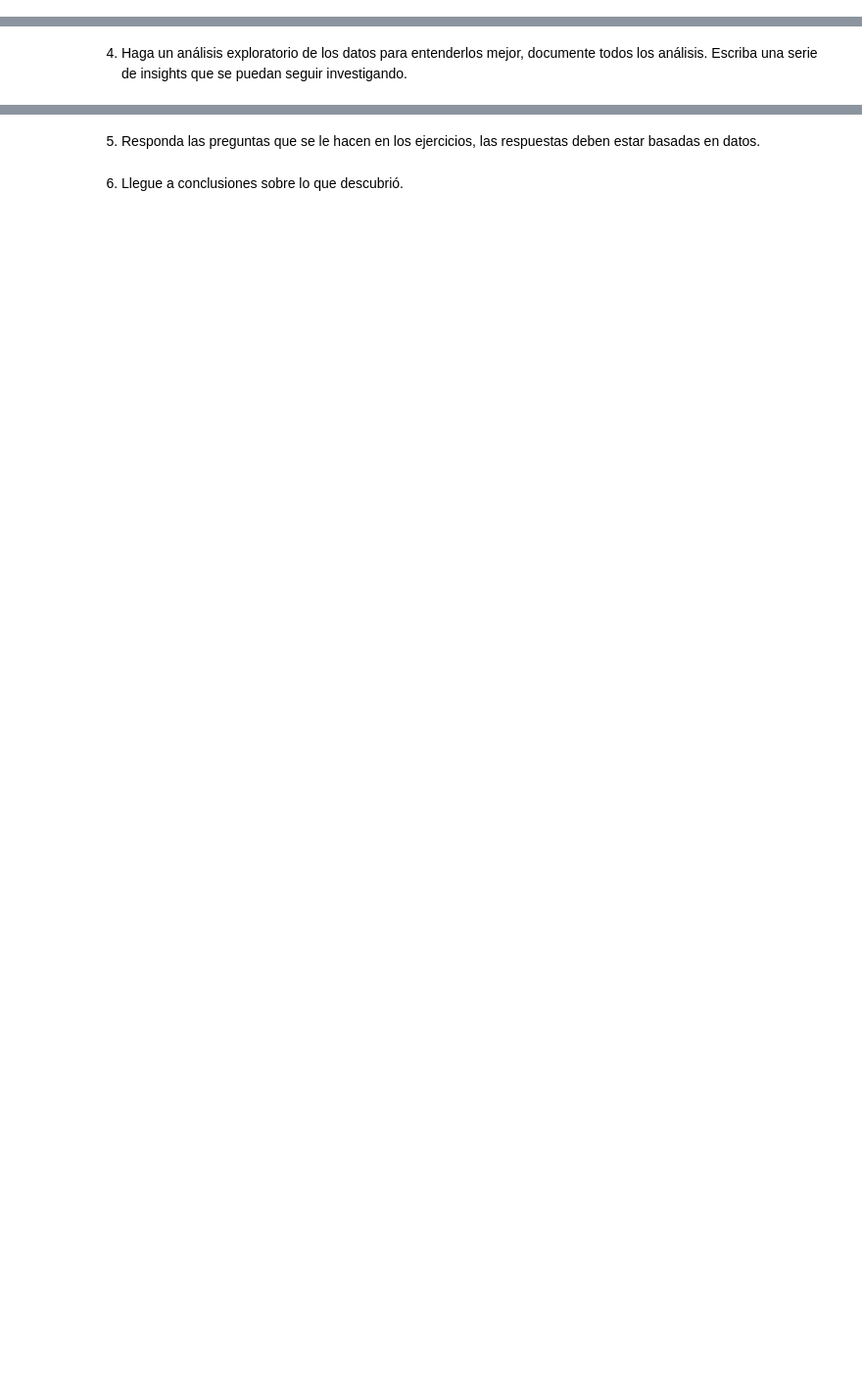
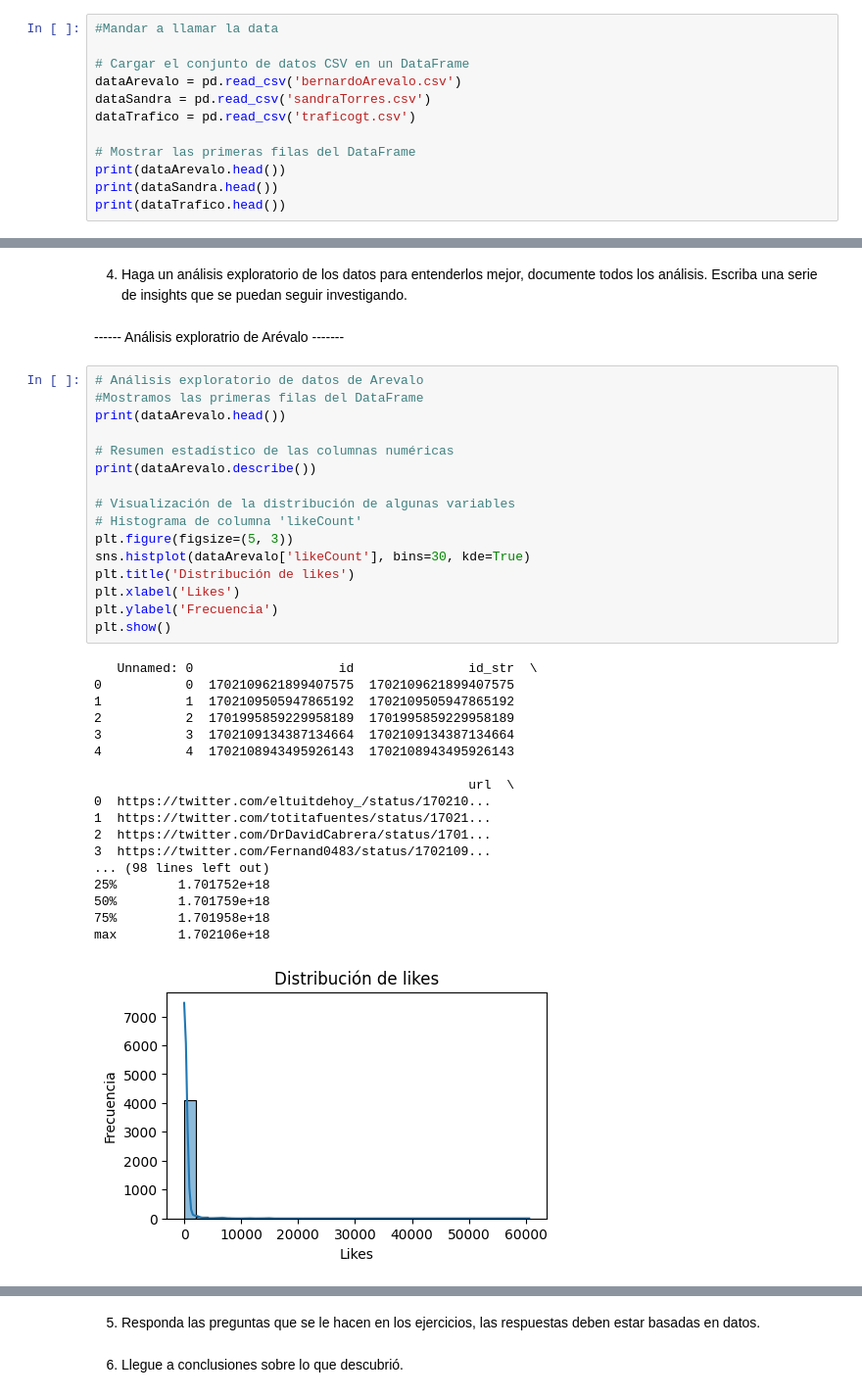
Before and after one commit to CristopherBarrios/Lab6-AnaliticaDeRedesSociales-DataScience, a Jupyter notebook: AnaliticaDeRedesSociales.ipynb, the cells around one changed output, grey strips where cells are left out. Shown: that part at 98% size. Cells and saved outputs as stored; diff of their text form; blank space fills up the shorter version.

```diff
--- a/AnaliticaDeRedesSociales.ipynb
+++ b/AnaliticaDeRedesSociales.ipynb
@@ -81,0 +21,12 @@ que llevó a cabo.
+# %%
+#Mandar a llamar la data
+
+# Cargar el conjunto de datos CSV en un DataFrame
+dataArevalo = pd.read_csv('bernardoArevalo.csv')
+dataSandra = pd.read_csv('sandraTorres.csv')
+dataTrafico = pd.read_csv('traficogt.csv')
+
+# Mostrar las primeras filas del DataFrame
+print(dataArevalo.head())
+print(dataSandra.head())
+print(dataTrafico.head())
@@ -82,3 +369,40 @@ que llevó a cabo.
 # %% [markdown]
 4. Haga un análisis exploratorio de los datos para entenderlos mejor, documente todos los análisis.
 Escriba una serie de insights que se puedan seguir investigando.
+# %% [markdown]
+------ Análisis exploratrio de Arévalo -------
+# %%
+# Análisis exploratorio de datos de Arevalo
+#Mostramos las primeras filas del DataFrame
+print(dataArevalo.head())
+
+# Resumen estadístico de las columnas numéricas
+print(dataArevalo.describe())
+
+# Visualización de la distribución de algunas variables
+# Histograma de columna 'likeCount'
+plt.figure(figsize=(5, 3))
+sns.histplot(dataArevalo['likeCount'], bins=30, kde=True)
+plt.title('Distribución de likes')
+plt.xlabel('Likes')
+plt.ylabel('Frecuencia')
+plt.show()
+# %% [output]
+   Unnamed: 0                   id               id_str  \
+0           0  1702109621899407575  1702109621899407575
+1           1  1702109505947865192  1702109505947865192
+2           2  1701995859229958189  1701995859229958189
+3           3  1702109134387134664  1702109134387134664
+4           4  1702108943495926143  1702108943495926143
+
+                                                 url  \
+0  https://twitter.com/eltuitdehoy_/status/170210...
+1  https://twitter.com/totitafuentes/status/17021...
+2  https://twitter.com/DrDavidCabrera/status/1701...
+3  https://twitter.com/Fernand0483/status/1702109...
+... (98 lines left out)
+25%        1.701752e+18
+50%        1.701759e+18
+75%        1.701958e+18
+max        1.702106e+18
+[figure, added]
```
Also changed, not shown: parts of 41 cells of this notebook, 7 other files.
